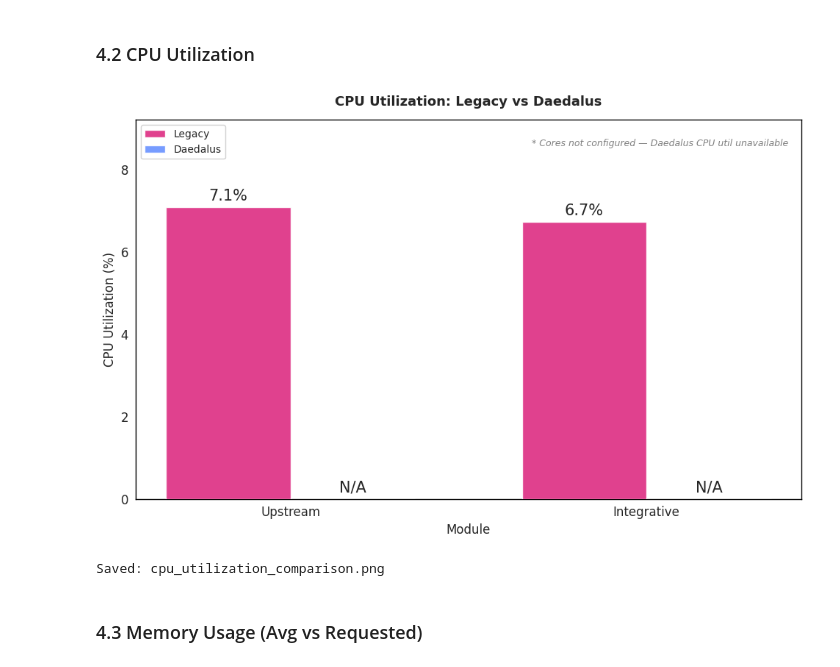
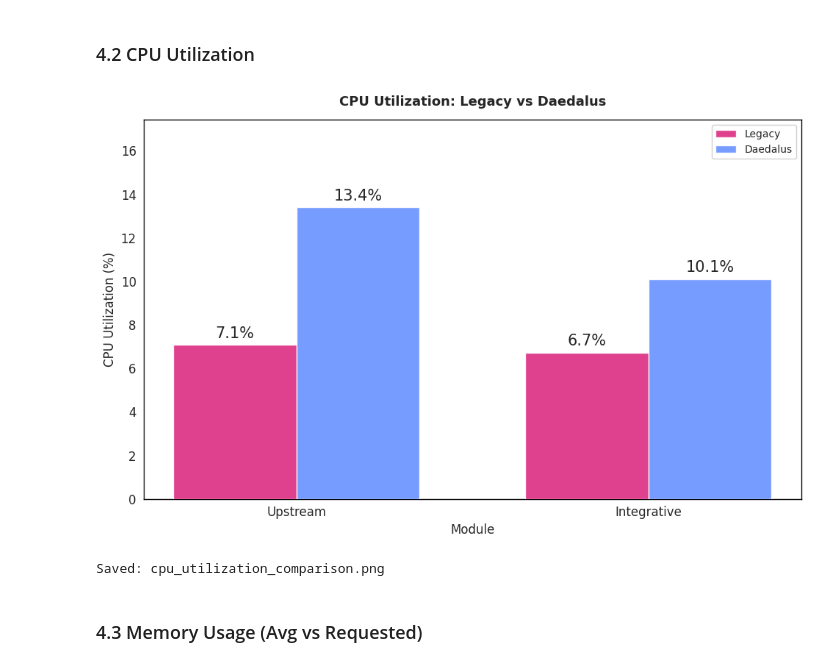
Before and after one commit to stjude-biohackathon/KIDS26-Team15, a Jupyter notebook: deliverables/roi-analysis/notebooks/roi_analysis_notebook_daedalus_v2.ipynb, the cells around one changed output. Drawn from its saved outputs; the diff is of its cells as text; code cells hidden in the pictures.

Commit message:
updated cpu cores information with data from input/daedalus-v2/outputs.json; integrative 10 cores, upstream 8 cores

```diff
--- a/deliverables/roi-analysis/notebooks/roi_analysis_notebook_daedalus_v2.ipynb
+++ b/deliverables/roi-analysis/notebooks/roi_analysis_notebook_daedalus_v2.ipynb
@@ -92,7 +84,6 @@ for name, metrics, results in [
     legacy_data.append({
         "Module": name,
         "Job ID": metrics.get('job_name', 'N/A'),
-        "LSF Job ID": metrics.get('lsf_job_id', 'N/A'),
         "Status": metrics.get('lsf_status', 'DONE'),
         "Cores": metrics.get('cores', 0),
         "Per-Slot Mem Req (GB)": metrics.get('rusage_mem_gb', 0),
@@ -124,6 +115,10 @@ Parse new run resource usage summary (upstream + integrative).
 # %%
 # New Daedalus run — resource usage summary (hardcoded from LSF output)
 # CPU core count not yet configured; CPU utilisation marked N/A.
+
+# information to construct the raw data is from input/daedalus-v2/outputs.json,
+# input/daedalus-v2/integrative-analysis/job.323198973.stdout
+# input/daedalus-v2/upstream-analysis/job.323196561.stdout
 
 daedalus_modules_raw = {
     'upstream': {
@@ -132,8 +127,7 @@ daedalus_modules_raw = {
         'actual_max_memory_gb': 24.0,
         'actual_avg_memory_gb': 8.8,
         'requested_memory_gb':  33.5,
-        'requested_cpu':        None,   # not yet configured
-        'lsf_job_id':           'N/A',
+        'requested_cpu':        8.0,   # information from input/daedalus-v2/outputs.json
         'lsf_status':           'DONE',
     },
     'integrative': {
@@ -142,8 +136,7 @@ daedalus_modules_raw = {
         'actual_max_memory_gb': 10.4,
         'actual_avg_memory_gb': 7.4,
         'requested_memory_gb':  108.0,
-        'requested_cpu':        None,   # not yet configured
-        'lsf_job_id':           'N/A',
+        'requested_cpu':        10.0,    # information from input/daedalus-v2/outputs.json
         'lsf_status':           'DONE',
     },
 }
@@ -175,7 +168,6 @@ for mod_name, mod in daedalus_modules_raw.items():
 
     daedalus_data_list.append({
         "Module":                  mod_name.title(),
-        "LSF Job ID":              mod.get('lsf_job_id', 'N/A'),
         "Status":                  mod.get('lsf_status', 'DONE'),
         "Cores":                   cores if cores else 'N/A',
         "Mem Requested (GB)":      req_mem,
@@ -356,38 +348,34 @@ width = 0.35
 bars1 = ax.bar([i - width/2 for i in x], legacy_cpu_util,   width, label='Legacy',   color=CB_LEGACY,   alpha=0.88, zorder=3)
 bars2 = ax.bar([i + width/2 for i in x],
                [v if not (isinstance(v, float) and math.isnan(v)) else 0 for v in daedalus_cpu_util],
                width, label='Daedalus', color=CB_DAEDALUS, alpha=0.88, zorder=3)
 
 ax.set_xlabel('Module', fontsize=12)
 ax.set_ylabel('CPU Utilization (%)', fontsize=12)
 _polish(ax, 'CPU Utilization: Legacy vs Daedalus')
 ax.set_xticks(list(x))
 ax.set_xticklabels(modules)
 valid_daed = [v for v in daedalus_cpu_util if not (isinstance(v, float) and math.isnan(v))]
 all_vals = legacy_cpu_util + (valid_daed if valid_daed else [0])
 ax.set_ylim(0, max(all_vals) * 1.30)
 
 for bar in bars1:
     h = bar.get_height()
     ax.annotate(f'{h:.1f}%', xy=(bar.get_x() + bar.get_width()/2, h),
                 xytext=(0, 4), textcoords="offset points", ha='center', va='bottom', fontsize=15)
 for i, bar in enumerate(bars2):
     val = daedalus_cpu_util[i]
     label = 'N/A' if (isinstance(val, float) and math.isnan(val)) else f'{val:.1f}%'
     h = bar.get_height()
     ax.annotate(label, xy=(bar.get_x() + bar.get_width()/2, h),
                 xytext=(0, 4), textcoords="offset points", ha='center', va='bottom', fontsize=15)
 
-# Add note about missing CPU data
-ax.text(0.98, 0.95, '* Cores not configured — Daedalus CPU util unavailable',
-        transform=ax.transAxes, ha='right', va='top', fontsize=9, color='gray', style='italic')
-
 plt.tight_layout(pad=1.5)
 plt.savefig(OUTPUT_DIR_PATH / 'cpu_utilization_comparison.png', dpi=150, bbox_inches='tight')
 plt.show()
 print("Saved: cpu_utilization_comparison.png")
 # %% [output]
-[figure, old version]
+[figure, new version]
 Saved: cpu_utilization_comparison.png
 # %% [markdown]
 ### 4.3 Memory Usage (Avg vs Requested)
```
Also changed, not shown: parts of 5 cells of this notebook, 1 other file.
